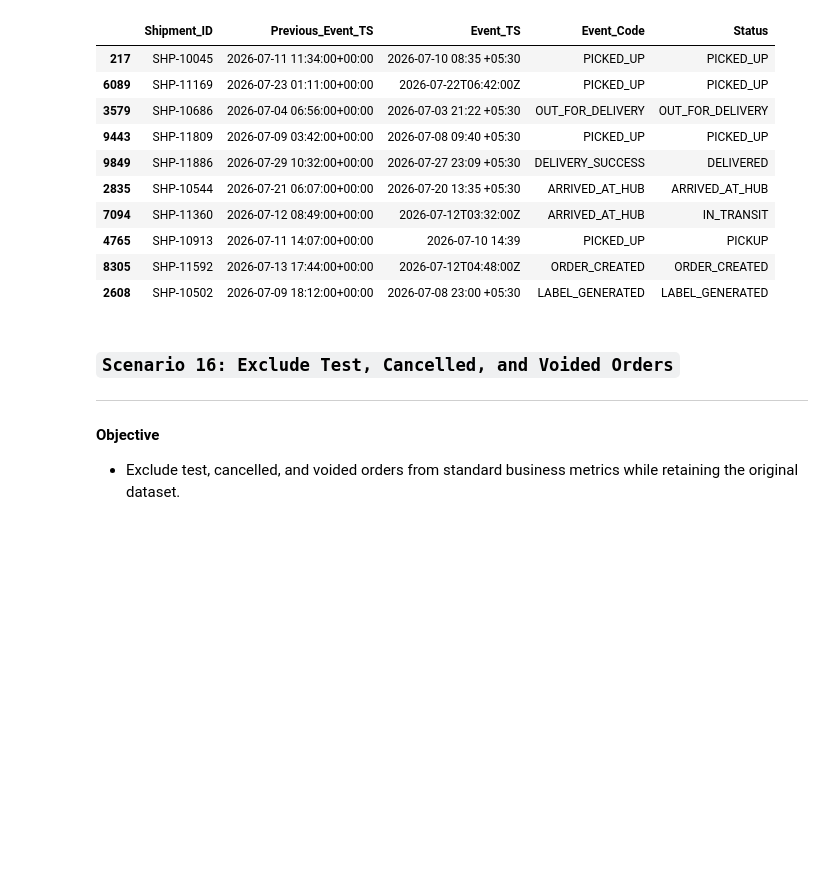
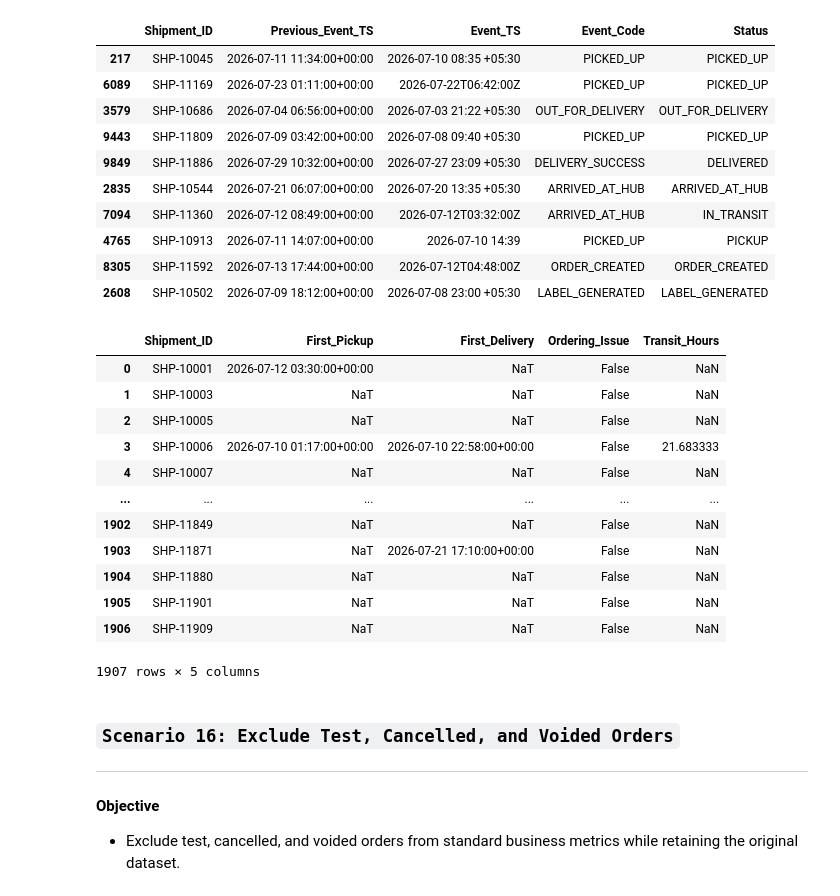
Before and after one commit to SumanSekhar-Sahoo/logistics-data-science-project, a Jupyter notebook: Script.ipynb, the cells around one changed output. Drawn from its saved outputs; the diff is of its cells as text; code cells hidden in the pictures; blank space fills up the shorter version.

Commit message:
Update Testcase Checkpoint

```diff
--- a/Script.ipynb
+++ b/Script.ipynb
@@ -693,6 +782,77 @@ Possible timestamp ordering issues: 284
 | 4765 | SHP-10913 | 2026-07-11 14:07:00+00:00 | 2026-07-10 14:39 | PICKED_UP | PICKUP |
 | 8305 | SHP-11592 | 2026-07-13 17:44:00+00:00 | 2026-07-12T04:48:00Z | ORDER_CREATED | ORDER_CREATED |
 | 2608 | SHP-10502 | 2026-07-09 18:12:00+00:00 | 2026-07-08 23:00 +05:30 | LABEL_GENERATED | LABEL_GENERATED |
+# %%
+# Standardize event codes
+event_code = (
+    df['Event_Code'].astype('string').str.upper().str.strip()
+)
+
+# Identify pickup and delivery events
+pickup_events = df[
+    event_code.isin(['PICKUP', 'PICKED_UP'])
+].copy()
+
+delivery_events = df[
+    event_code.isin(['DELIVERED', 'DELIVERY_SUCCESS'])
+].copy()
+
+# Find first pickup timestamp
+pickup_times = (
+    pickup_events.groupby('Shipment_ID')['Event_TS_UTC']
+    .min()
+    .rename('First_Pickup')
+)
+
+# Find first delivery timestamp
+delivery_times = (
+    delivery_events.groupby('Shipment_ID')['Event_TS_UTC']
+    .min()
+    .rename('First_Delivery')
+)
+
+# Combine timestamps
+event_check = pd.concat(
+    [pickup_times, delivery_times],
+    axis=1
+).reset_index()
+
+# Flag impossible ordering
+event_check['Ordering_Issue'] = (
+    event_check['First_Pickup'].notna()
+    & event_check['First_Delivery'].notna()
+    & (
+        event_check['First_Delivery']
+        < event_check['First_Pickup']
+    )
+)
+
+# Calculate transit time only for valid ordering
+event_check['Transit_Hours'] = (
+    event_check['First_Delivery']
+    - event_check['First_Pickup']
+).dt.total_seconds() / 3600
+
+event_check.loc[
+    event_check['Ordering_Issue'],
+    'Transit_Hours'
+] = np.nan
+
+display(event_check)
+# %% [output]
+|  | Shipment_ID | First_Pickup | First_Delivery | Ordering_Issue | Transit_Hours |
+| 0 | SHP-10001 | 2026-07-12 03:30:00+00:00 | NaT | False | NaN |
+| 1 | SHP-10003 | NaT | NaT | False | NaN |
+| 2 | SHP-10005 | NaT | NaT | False | NaN |
+| 3 | SHP-10006 | 2026-07-10 01:17:00+00:00 | 2026-07-10 22:58:00+00:00 | False | 21.683333 |
+| 4 | SHP-10007 | NaT | NaT | False | NaN |
+| ... | ... | ... | ... | ... | ... |
+| 1902 | SHP-11849 | NaT | NaT | False | NaN |
+| 1903 | SHP-11871 | NaT | 2026-07-21 17:10:00+00:00 | False | NaN |
+| 1904 | SHP-11880 | NaT | NaT | False | NaN |
+| 1905 | SHP-11901 | NaT | NaT | False | NaN |
+| 1906 | SHP-11909 | NaT | NaT | False | NaN |
+1907 rows × 5 columns
 # %% [markdown]
 ### **`Scenario 16: Exclude Test, Cancelled, and Voided Orders`**
 ---
```
Also changed, not shown: parts of 4 cells of this notebook, 1 other file.
